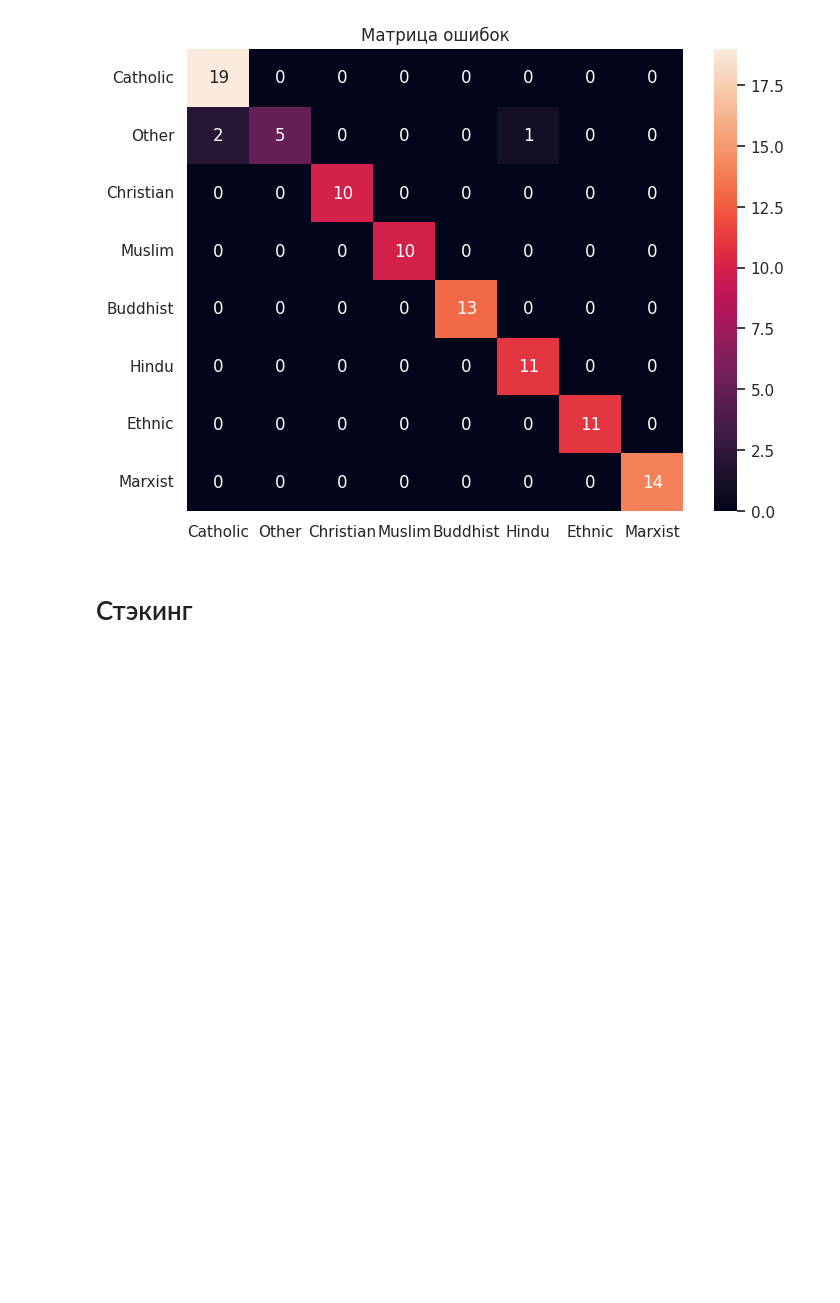
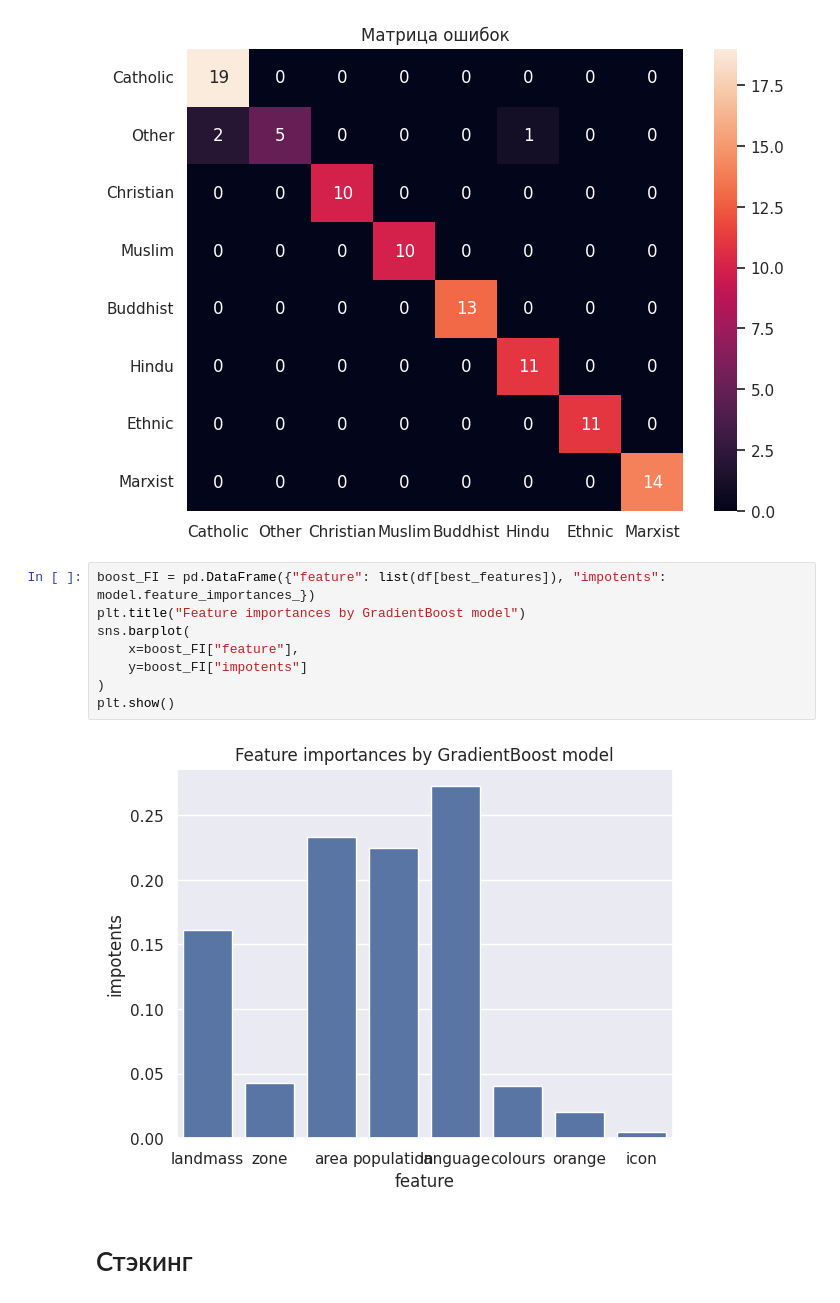
Before and after one commit to NeZorinEgor/FlagsUCI-MLR, a Jupyter notebook: flags.ipynb, the cells around one changed output. Saved outputs shown, nothing was run; the diff lists cells and outputs as text; blank space fills up the shorter version.

Commit message:
feat: add feature importances

```diff
--- a/flags.ipynb
+++ b/flags.ipynb
@@ -417,6 +417,16 @@ sns.heatmap(confusion, annot=True, xticklabels=religion, yticklabels=religion)
 plt.show()
 # %% [output]
 [figure]
+# %%
+boost_FI = pd.DataFrame({"feature": list(df[best_features]), "impotents": model.feature_importances_})
+plt.title("Feature importances by GradientBoost model")
+sns.barplot(
+    x=boost_FI["feature"],
+    y=boost_FI["impotents"]
+)
+plt.show()
+# %% [output]
+[figure, added]
 # %% [markdown]
 # Стэкинг
 # %%
```
